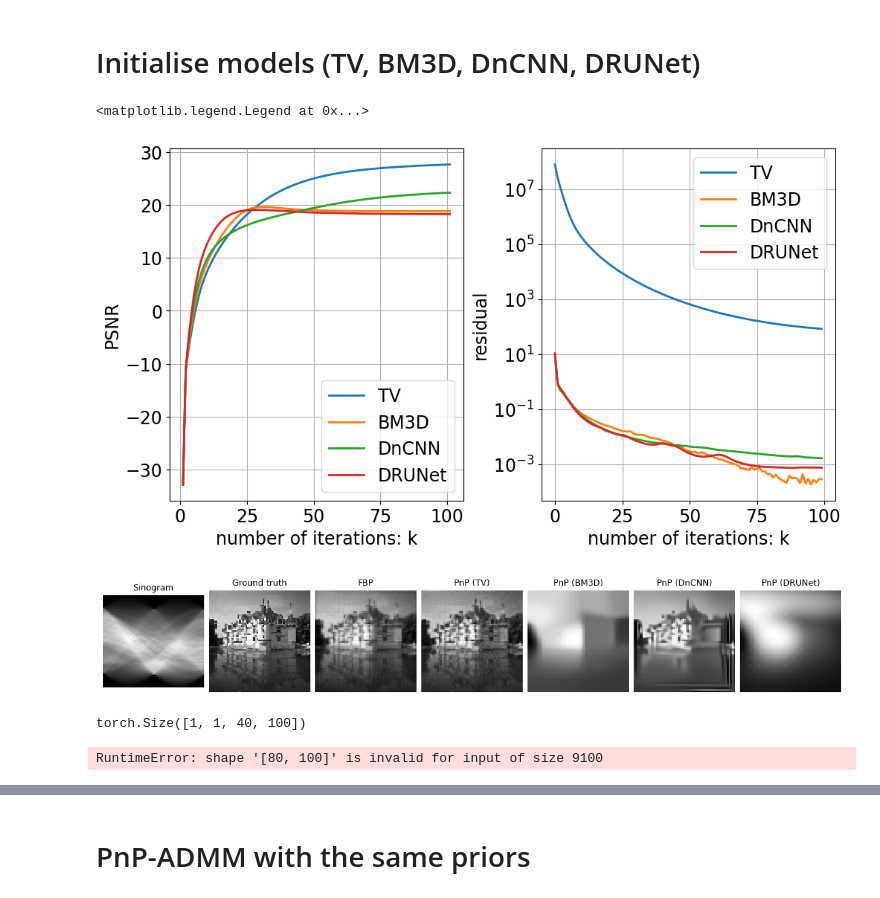
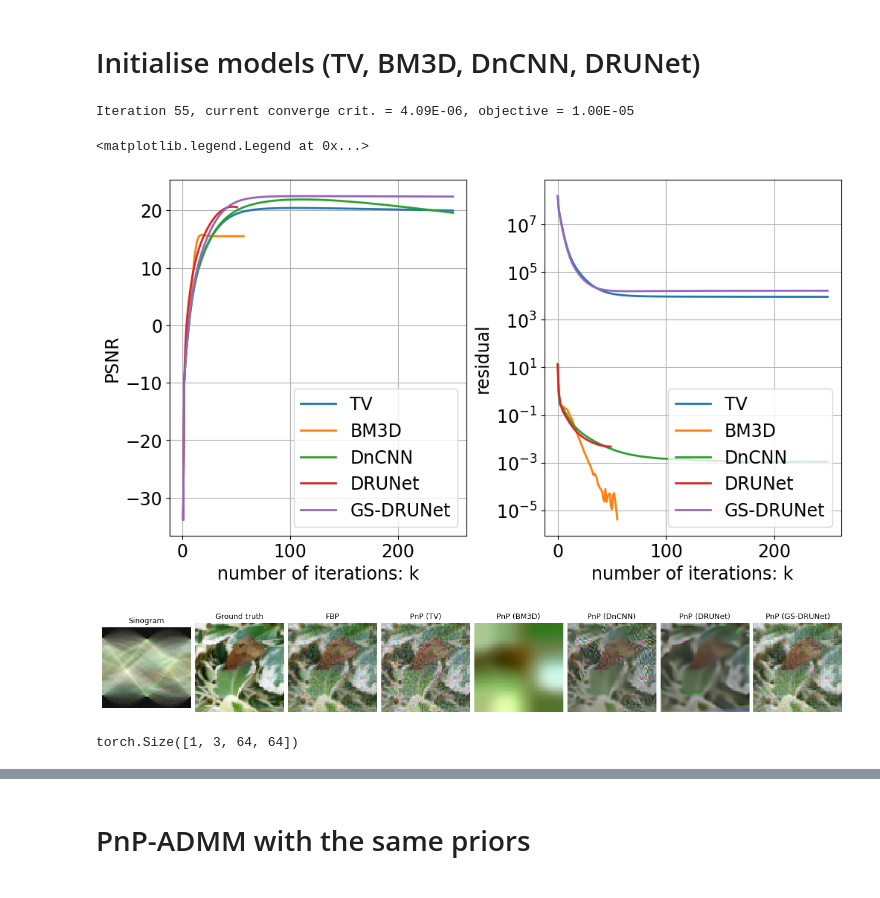
Before and after one commit to Amino21786/TfRPnP, a Jupyter notebook: NaturalCTPnP.ipynb, the cells around one changed output, grey strips where cells are left out. Cells and saved outputs as stored; diff of their text form; code cells hidden in the pictures.

```diff
--- a/NaturalCTPnP.ipynb
+++ b/NaturalCTPnP.ipynb
@@ -47,7 +48,7 @@ plot(x)
 # %% [markdown]
 # Radon Transform with Gaussian noise
 # %%
-noise_level = 0.1
+noise_level = 1
 radon = dinv.physics.Tomography(
     img_width = img_size[-1],
     angles = 100,
@@ -99,0 +115,31 @@ params4 = {"stepsize": 0.01, "lambda": 1e-2, "g_param": noise_level}
+# %%
+gsdrunet =GSDRUNet(
+    in_channels= 3,
+    out_channels= 3,
+    pretrained="download",
+    device="cpu",
+)
+
+gsprior = GSPnP(denoiser = gsdrunet)
+gs1 = {"stepsize": 0.01, "g_param": 1e-5}
+gs2 = {"stepsize": 0.01, "g_param": 1e-4}
+gs3 = {"stepsize": 0.01, "g_param": 1e-3}
+gs4 = {"stepsize": 0.01, "g_param": 1e-2}
+gsparams = {"stepsize": 0.01, "g_param": noise_level}
+
+
+
+mgs = optim_builder(
+    iteration="PGD",
+    prior= gsprior,
+    data_fidelity = L2(),
+    early_stop = True,
+    max_iter = max_iter,
+    verbose = True,
+    params_algo= gsparams,
+    custom_init=lambda y, radon: {
+        "est": (radon.A_adjoint(y), radon.A_adjoint(y))
+    },
+)
+
+mgs.eval()
@@ -99,0 +160,2 @@ params4 = {"stepsize": 0.01, "lambda": 1e-2, "g_param": noise_level}
+# %%
+xgs, met = mgs(y, radon, x_gt = x, compute_metrics = True)
@@ -260,9 +310,9 @@ model3 = optim_builder(
     prior= prior2,
     data_fidelity = L2(),
     early_stop = True,
-    max_iter = max_iter,
+    max_iter = 50,
     verbose = True,
-    params_algo=params,
+    params_algo=drunet_params,
     custom_init=lambda y, radon: {
         "est": (radon.A_adjoint(y), radon.A_adjoint(y))
     },
@@ -283,5 +333,6 @@ modelbm3d = optim_builder(
 # %%
 x_model1, metrics1 = model1(y, radon, x_gt = x, compute_metrics = True)
 x_model2, metrics2 = model2(y, radon, x_gt = x, compute_metrics = True)
-x_model3, metrics3 = model3(y, radon, x_gt = x, compute_metrics = True)
 x_modelbm3d, metricsbm3d = modelbm3d(y, radon, x_gt = x, compute_metrics = True)
+# %% [output]
+Iteration 55, current converge crit. = 4.09E-06, objective = 1.00E-05
@@ -308,18 +361,24 @@ def plot_psnrs_residuals(lists, method, color='blue'):
     ax2.set_xlabel('number of iterations: k')
     ax2.grid(True)
 
-plot_psnrs_residuals(metrics1, 'TV')
-plot_psnrs_residuals(metricsbm3d, 'BM3D')
-plot_psnrs_residuals(metrics2, 'DnCNN')
-plot_psnrs_residuals(metrics3, 'DRUNet')
+    return round(psnrs[-1], 2)
+
+
+tvpsnr = plot_psnrs_residuals(metrics1, 'TV')
+bm3dpsnr = plot_psnrs_residuals(metricsbm3d, 'BM3D')
+dncnnpsnr = plot_psnrs_residuals(metrics2, 'DnCNN')
+drunetpsnr = plot_psnrs_residuals(metrics3, 'DRUNet')
+gspsnr = plot_psnrs_residuals(met, 'GS-DRUNet')
+
+psnr_list = [tvpsnr, bm3dpsnr, dncnnpsnr, drunetpsnr, gspsnr]
 
 ax1.legend()
 ax2.legend()
 # %% [output]
 <matplotlib.legend.Legend at 0x...>
-[figure, old version]
+[figure, new version]
 # %%
-imgs = [y, x, fbp, x_model1, x_modelbm3d, x_model2, x_model3]
-plot(imgs, titles = ["Sinogram", "Ground truth", "FBP", "PnP (TV)", "PnP (BM3D)", "PnP (DnCNN)", "PnP (DRUNet)"])
+imgs = [y, x, fbp, x_model1, x_modelbm3d, x_model2, x_model3, xgs]
+plot(imgs, titles = ["Sinogram", "Ground truth", "FBP", "PnP (TV)", "PnP (BM3D)", "PnP (DnCNN)", "PnP (DRUNet)", "PnP (GS-DRUNet)"])
 # %% [output]
-[figure, old version]
+[figure, new version]
@@ -326,4 +431,4 @@ plot(imgs, titles = ["Sinogram", "Ground truth", "FBP", "PnP (TV)", "PnP (BM3D)"
 # %%
-y.shape
+xgs.shape
 # %% [output]
-torch.Size([1, 1, 40, 100])
+torch.Size([1, 3, 64, 64])
@@ -364,8 +435,6 @@ imsize = (64, 64)
 # %%
-sinogram, ground_truth, FBP, x_tv, x_bm3d, x_dncnn, x_drunet = plt_ready(x, y, fbp, x_model1, x_modelbm3d, x_model2, x_model3, imsize)
-plt.imshow(sinogram, cmap = 'gray')
-plt.title("Sinogram")
-plt.xlabel("Projection angle")
+sinogram, ground_truth, x_tv, x_bm3d, x_dncnn, x_drunet, x_gs = plt_ready(x, y, x_model1, x_modelbm3d, x_model2, x_model3, xgs, imsize)
+#fig, axs = plt.subplots(1, 2, figsize=(10, 6.5))
+#axs[0].imshow(sinogram, cmap = 'gray')
+#axs[0].set_title("Sinogram")
-# %% [output]
-RuntimeError: shape '[80, 100]' is invalid for input of size 9100
 # %%
```
Also changed, not shown: parts of 24 cells of this notebook, 52 other files.
